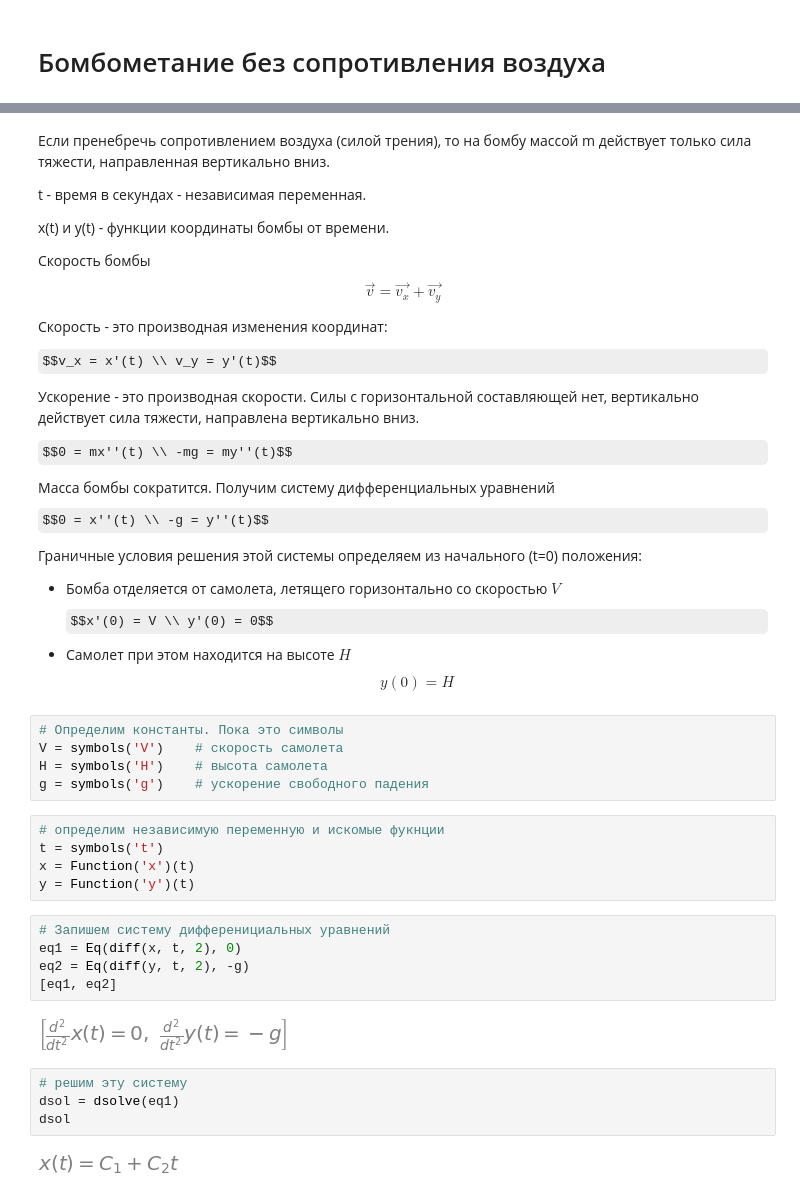
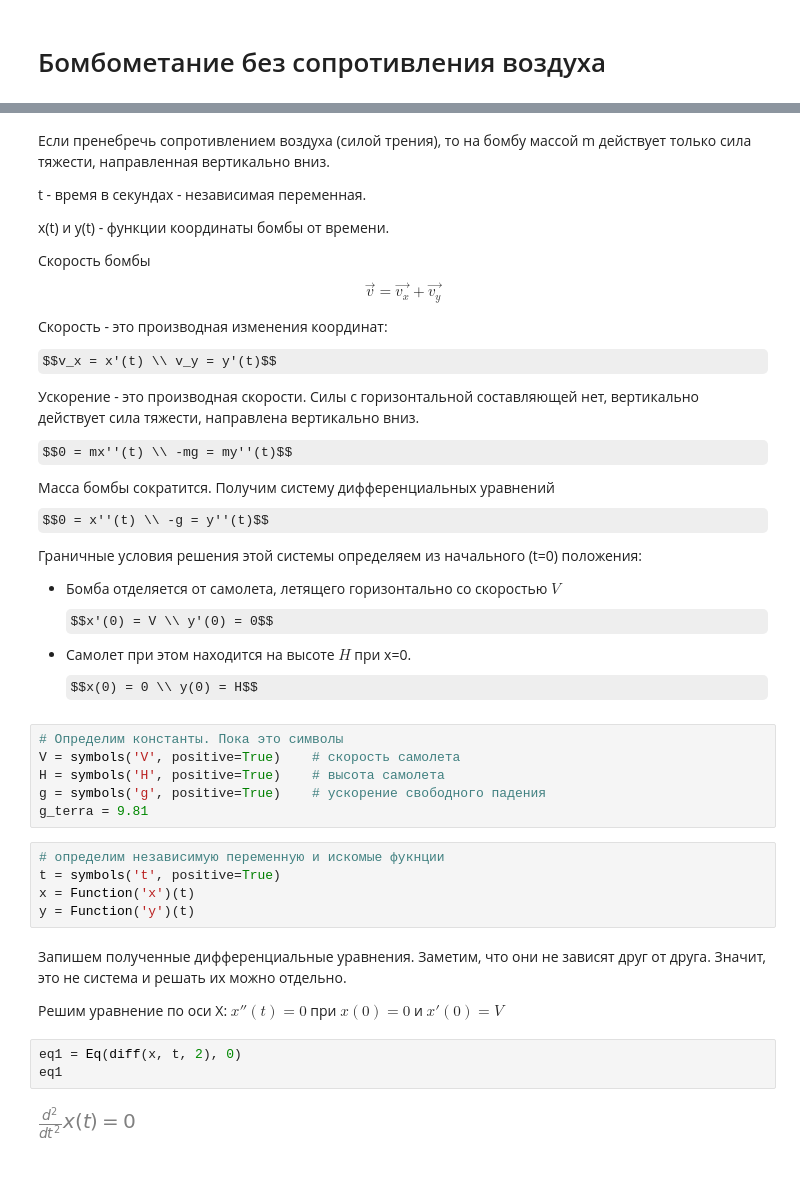
Before and after one commit to tatyderb/m2020, a Jupyter notebook: 4_text_tasks/4_5_drop_bomb.ipynb, the cells around one changed output, grey strips where cells are left out. Drawn from its saved outputs; the diff is of its cells as text; some formulas as TeX source.

```diff
--- a/4_text_tasks/4_5_drop_bomb.ipynb
+++ b/4_text_tasks/4_5_drop_bomb.ipynb
@@ -34,27 +36,24 @@ $$0 = x''(t) \\ -g = y''(t)$$
 Граничные условия решения этой системы определяем из начального (t=0) положения:
 
 * Бомба отделяется от самолета, летящего горизонтально со скоростью $V$ $$x'(0) = V \\ y'(0) = 0$$
-* Самолет при этом находится на высоте $H$  $$y(0) = H$$
+* Самолет при этом находится на высоте $H$ при x=0. $$x(0) = 0 \\ y(0) = H$$
 # %%
 # Определим константы. Пока это символы
-V = symbols('V')    # скорость самолета
-H = symbols('H')    # высота самолета
-g = symbols('g')    # ускорение свободного падения
+V = symbols('V', positive=True)    # скорость самолета
+H = symbols('H', positive=True)    # высота самолета
+g = symbols('g', positive=True)    # ускорение свободного падения
+g_terra = 9.81
 # %%
 # определим независимую переменную и искомые фукнции
-t = symbols('t')
+t = symbols('t', positive=True)
 x = Function('x')(t)
 y = Function('y')(t)
+# %% [markdown]
+Запишем полученные дифференциальные уравнения. Заметим, что они не зависят друг от друга. Значит, это не система и решать их можно отдельно.
+
+Решим уравнение по оси Х: $x''(t) = 0$ при $x(0) = 0$ и $x'(0) = V$
 # %%
-# Запишем систему дифференициальных уравнений
 eq1 = Eq(diff(x, t, 2), 0)
-eq2 = Eq(diff(y, t, 2), -g)
-[eq1, eq2]
+eq1
 # %% [output]
-[figure, old version]
+[figure, new version]
-# %%
-# решим эту систему
-dsol = dsolve(eq1)
-dsol
-# %% [output]
-[figure, removed]
```
Also changed, not shown: parts of 35 cells of this notebook.
